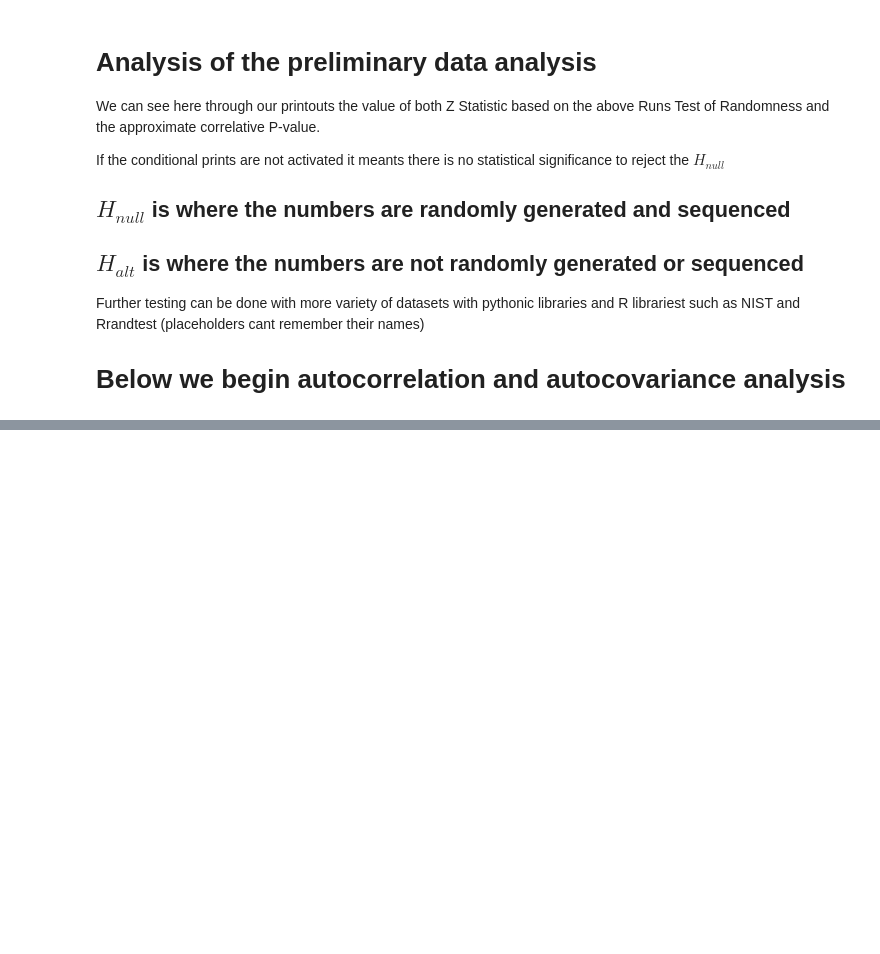
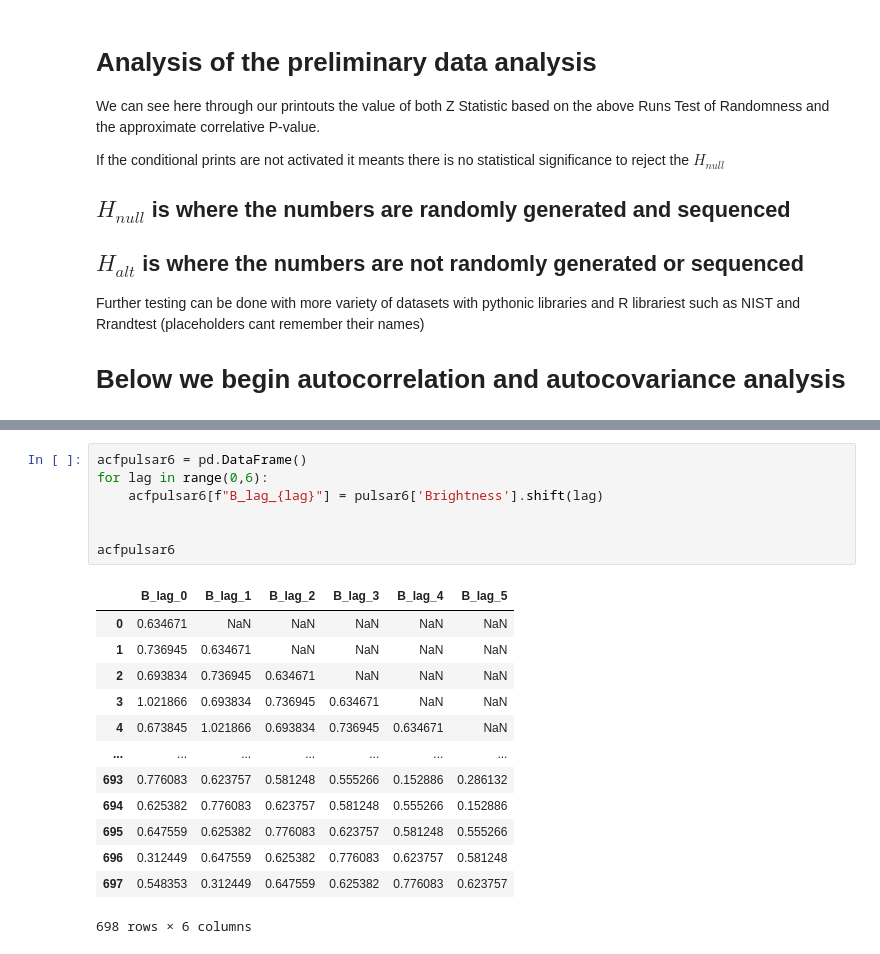
Before and after one commit to doughnutgod/PulsarPioneers, a Jupyter notebook: pulsar6.ipynb, the cells around one changed output, grey strips where cells are left out. Drawn from its saved outputs; the diff is of its cells as text; blank space fills up the shorter version.

```diff
--- a/pulsar6.ipynb
+++ b/pulsar6.ipynb
@@ -373,0 +394,21 @@ Further testing can be done with more variety of datasets with pythonic librarie
+# %%
+acfpulsar6 = pd.DataFrame()
+for lag in range(0,6):
+    acfpulsar6[f"B_lag_{lag}"] = pulsar6['Brightness'].shift(lag)
+
+
+acfpulsar6
+# %% [output]
+|  | B_lag_0 | B_lag_1 | B_lag_2 | B_lag_3 | B_lag_4 | B_lag_5 |
+| 0 | 0.634671 | NaN | NaN | NaN | NaN | NaN |
+| 1 | 0.736945 | 0.634671 | NaN | NaN | NaN | NaN |
+| 2 | 0.693834 | 0.736945 | 0.634671 | NaN | NaN | NaN |
+| 3 | 1.021866 | 0.693834 | 0.736945 | 0.634671 | NaN | NaN |
+| 4 | 0.673845 | 1.021866 | 0.693834 | 0.736945 | 0.634671 | NaN |
+| ... | ... | ... | ... | ... | ... | ... |
+| 693 | 0.776083 | 0.623757 | 0.581248 | 0.555266 | 0.152886 | 0.286132 |
+| 694 | 0.625382 | 0.776083 | 0.623757 | 0.581248 | 0.555266 | 0.152886 |
+| 695 | 0.647559 | 0.625382 | 0.776083 | 0.623757 | 0.581248 | 0.555266 |
+| 696 | 0.312449 | 0.647559 | 0.625382 | 0.776083 | 0.623757 | 0.581248 |
+| 697 | 0.548353 | 0.312449 | 0.647559 | 0.625382 | 0.776083 | 0.623757 |
+698 rows × 6 columns
```
Also changed, not shown: parts of 4 cells of this notebook.
